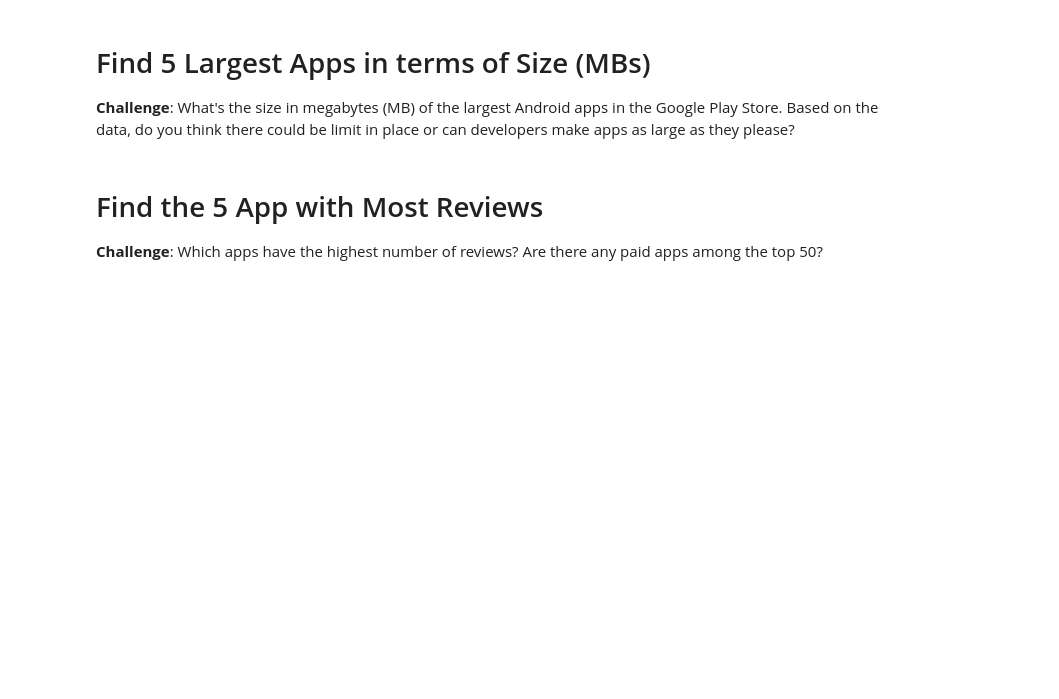
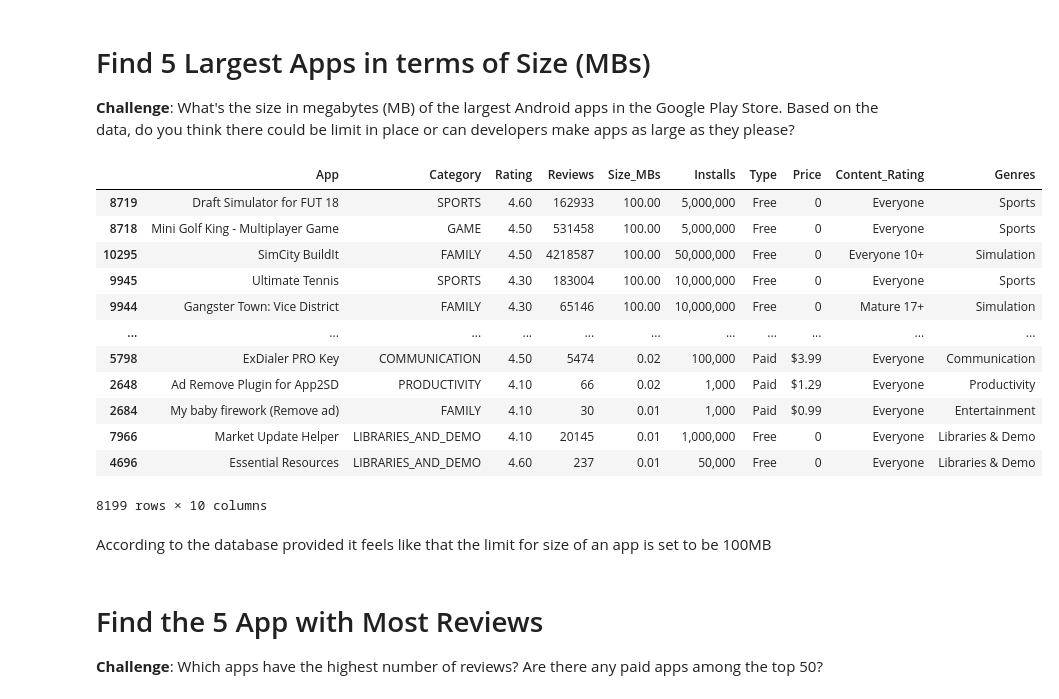
Before and after one commit to keshavpj1711/Python_100-Days, a Jupyter notebook: Advanced/76AnalyzingPlayStorePlotly/Google Play Store App Analytics (start).ipynb, the cells around one changed output. Drawn from its saved outputs; the diff is of its cells as text; code cells hidden in the pictures; blank space fills up the shorter version.

```diff
--- a/Advanced/76AnalyzingPlayStorePlotly/Google Play Store App Analytics (start).ipynb
+++ b/Advanced/76AnalyzingPlayStorePlotly/Google Play Store App Analytics (start).ipynb
@@ -111,6 +129,24 @@ df_apps_clean.sample()
 # Find 5 Largest Apps in terms of Size (MBs)
 
 **Challenge**: What's the size in megabytes (MB) of the largest Android apps in the Google Play Store. Based on the data, do you think there could be limit in place or can developers make apps as large as they please?
+# %%
+df_apps_clean.sort_values('Size_MBs', ascending=False)
+# %% [output]
+|  | App | Category | Rating | Reviews | Size_MBs | Installs | Type | Price | Content_Rating | Genres |
+| 8719 | Draft Simulator for FUT 18 | SPORTS | 4.60 | 162933 | 100.00 | 5,000,000 | Free | 0 | Everyone | Sports |
+| 8718 | Mini Golf King - Multiplayer Game | GAME | 4.50 | 531458 | 100.00 | 5,000,000 | Free | 0 | Everyone | Sports |
+| 10295 | SimCity BuildIt | FAMILY | 4.50 | 4218587 | 100.00 | 50,000,000 | Free | 0 | Everyone 10+ | Simulation |
+| 9945 | Ultimate Tennis | SPORTS | 4.30 | 183004 | 100.00 | 10,000,000 | Free | 0 | Everyone | Sports |
+| 9944 | Gangster Town: Vice District | FAMILY | 4.30 | 65146 | 100.00 | 10,000,000 | Free | 0 | Mature 17+ | Simulation |
+| ... | ... | ... | ... | ... | ... | ... | ... | ... | ... | ... |
+| 5798 | ExDialer PRO Key | COMMUNICATION | 4.50 | 5474 | 0.02 | 100,000 | Paid | $3.99 | Everyone | Communication |
+| 2648 | Ad Remove Plugin for App2SD | PRODUCTIVITY | 4.10 | 66 | 0.02 | 1,000 | Paid | $1.29 | Everyone | Productivity |
+| 2684 | My baby firework (Remove ad) | FAMILY | 4.10 | 30 | 0.01 | 1,000 | Paid | $0.99 | Everyone | Entertainment |
+| 7966 | Market Update Helper | LIBRARIES_AND_DEMO | 4.10 | 20145 | 0.01 | 1,000,000 | Free | 0 | Everyone | Libraries & Demo |
+| 4696 | Essential Resources | LIBRARIES_AND_DEMO | 4.60 | 237 | 0.01 | 50,000 | Free | 0 | Everyone | Libraries & Demo |
+8199 rows × 10 columns
+# %% [markdown]
+According to the database provided it feels like that the limit for size of an app is set to be 100MB
 # %% [markdown]
 # Find the 5 App with Most Reviews
 
```
Also changed, not shown: parts of 2 cells of this notebook.
